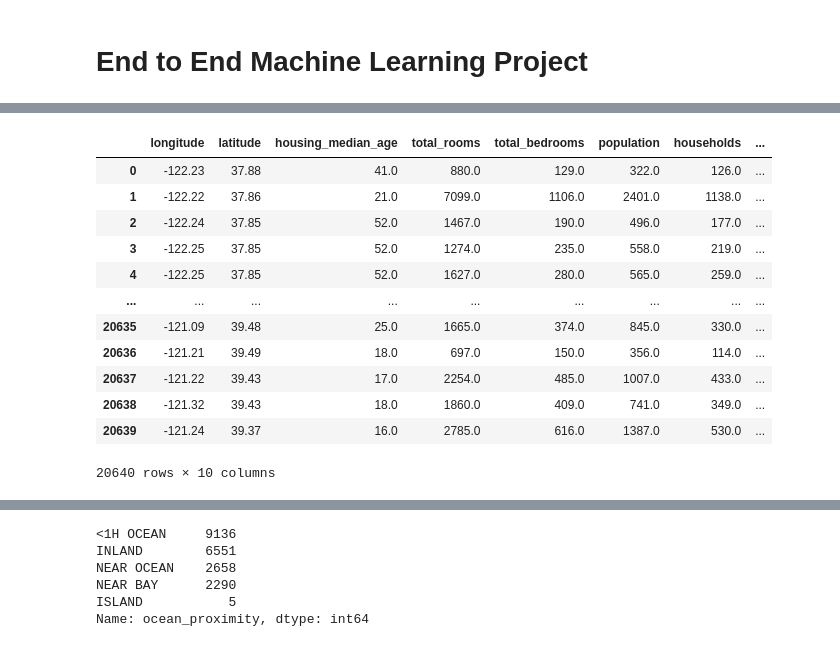
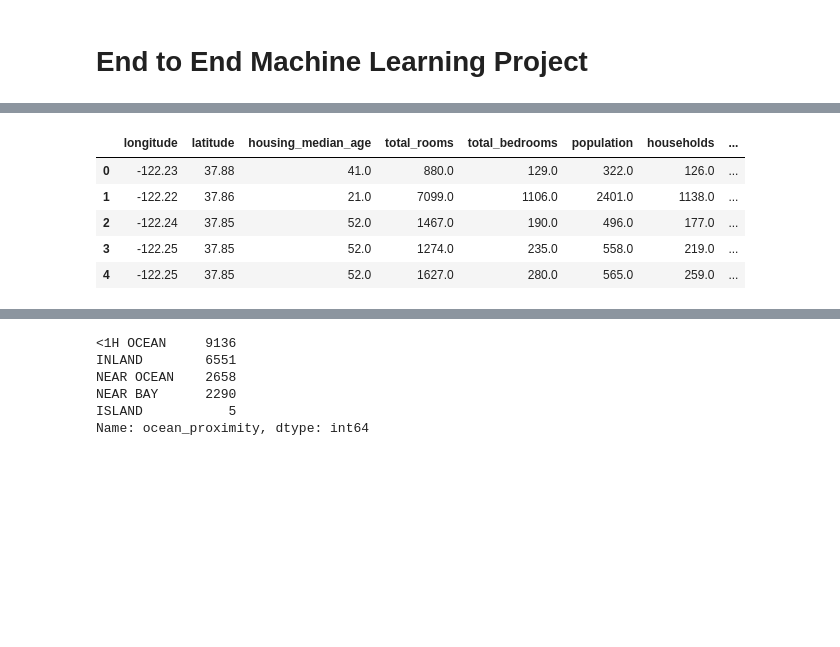
Before and after one commit to UkeshThapa/Summer-ML-Training, a Jupyter notebook: end_to_end_ML_project.ipynb, the cells around one changed output, grey strips where cells are left out. Drawn from its saved outputs; the diff is of its cells as text; code cells hidden in the pictures; blank space fills up the shorter version.

```diff
--- a/end_to_end_ML_project.ipynb
+++ b/end_to_end_ML_project.ipynb
@@ -21,24 +28,13 @@
 # %%
-import pandas as pd
-def load_housing_data(csv_path):
- return pd.read_csv(csv_path)
+def load_housing_data(HOUSING_PATH):
+ return pd.read_csv(HOUSING_PATH)
 
-
-file_path = "/content/drive/MyDrive/Colab_Notebooks/dataset/housing.csv"
-housing = load_housing_data(file_path)
+housing = load_housing_data("/content/drive/MyDrive/Colab_Notebooks/dataset/housing.csv")
+housing.head()
+# %% [output]
+|  | longitude | latitude | housing_median_age | total_rooms | total_bedrooms | population | households | ... |
+| 0 | -122.23 | 37.88 | 41.0 | 880.0 | 129.0 | 322.0 | 126.0 | ... |
+| 1 | -122.22 | 37.86 | 21.0 | 7099.0 | 1106.0 | 2401.0 | 1138.0 | ... |
+| 2 | -122.24 | 37.85 | 52.0 | 1467.0 | 190.0 | 496.0 | 177.0 | ... |
+| 3 | -122.25 | 37.85 | 52.0 | 1274.0 | 235.0 | 558.0 | 219.0 | ... |
+| 4 | -122.25 | 37.85 | 52.0 | 1627.0 | 280.0 | 565.0 | 259.0 | ... |
-# %%
-housing
-# %% [output]
-|  | longitude | latitude | housing_median_age | total_rooms | total_bedrooms | population | households | ... |
-| 0 | -122.23 | 37.88 | 41.0 | 880.0 | 129.0 | 322.0 | 126.0 | ... |
-| 1 | -122.22 | 37.86 | 21.0 | 7099.0 | 1106.0 | 2401.0 | 1138.0 | ... |
-| 2 | -122.24 | 37.85 | 52.0 | 1467.0 | 190.0 | 496.0 | 177.0 | ... |
-| 3 | -122.25 | 37.85 | 52.0 | 1274.0 | 235.0 | 558.0 | 219.0 | ... |
-| 4 | -122.25 | 37.85 | 52.0 | 1627.0 | 280.0 | 565.0 | 259.0 | ... |
-| ... | ... | ... | ... | ... | ... | ... | ... | ... |
-| 20635 | -121.09 | 39.48 | 25.0 | 1665.0 | 374.0 | 845.0 | 330.0 | ... |
-| 20636 | -121.21 | 39.49 | 18.0 | 697.0 | 150.0 | 356.0 | 114.0 | ... |
-| 20637 | -121.22 | 39.43 | 17.0 | 2254.0 | 485.0 | 1007.0 | 433.0 | ... |
-| 20638 | -121.32 | 39.43 | 18.0 | 1860.0 | 409.0 | 741.0 | 349.0 | ... |
-| 20639 | -121.24 | 39.37 | 16.0 | 2785.0 | 616.0 | 1387.0 | 530.0 | ... |
-20640 rows × 10 columns
```
Also changed, not shown: parts of 51 cells of this notebook.
